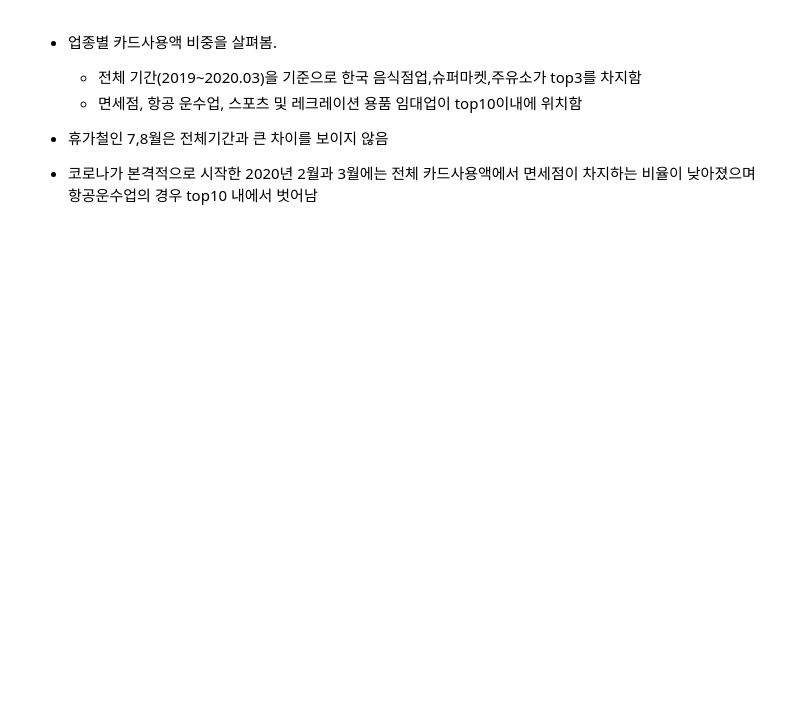
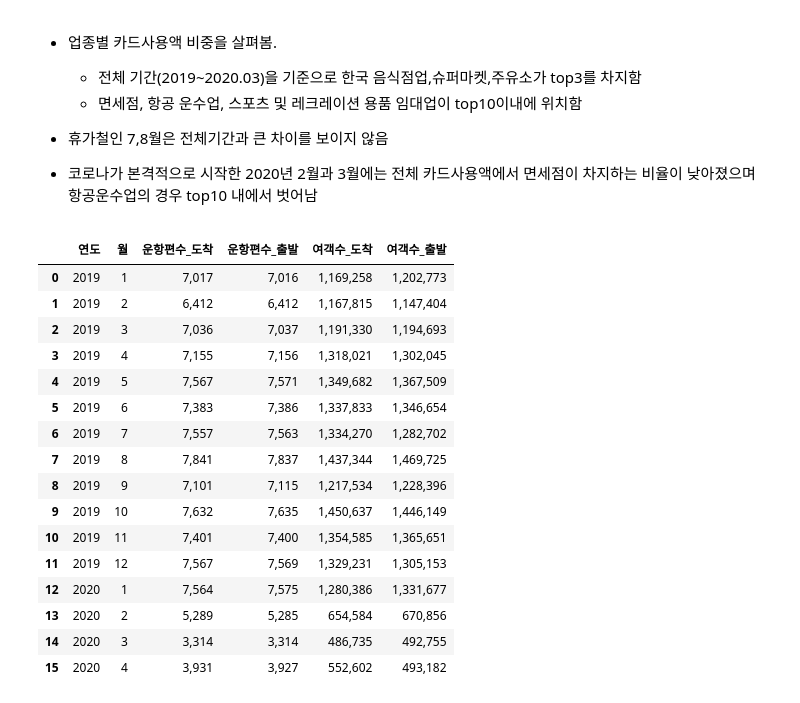
Before and after one commit to bill7845/colab_repo, a Jupyter notebook: dacon_제주카드사용량예측/NOTE_3.ipynb, the cells around one changed output. Cells and saved outputs as stored; diff of their text form; code cells hidden in the pictures; blank space fills up the shorter version.

Commit message:
Colaboratory를 통해 생성됨

```diff
--- a/dacon_제주카드사용량예측/NOTE_3.ipynb
+++ b/dacon_제주카드사용량예측/NOTE_3.ipynb
@@ -359,0 +385,24 @@ Name: AMT, dtype: float64
+# %%
+## 제주 공항 데이터
+airport_data = pd.read_csv('/content/drive/My Drive/Colab code/dacon_카드사용액 예측/data/jeju_airport.csv',encoding='euc-kr',nrows=16)
+airport_data = airport_data.loc[:,:"여객수_출발"]
+# %%
+airport_data
+# %% [output]
+|  | 연도 | 월 | 운항편수_도착 | 운항편수_출발 | 여객수_도착 | 여객수_출발 |
+| 0 | 2019 | 1 | 7,017 | 7,016 | 1,169,258 | 1,202,773 |
+| 1 | 2019 | 2 | 6,412 | 6,412 | 1,167,815 | 1,147,404 |
+| 2 | 2019 | 3 | 7,036 | 7,037 | 1,191,330 | 1,194,693 |
+| 3 | 2019 | 4 | 7,155 | 7,156 | 1,318,021 | 1,302,045 |
+| 4 | 2019 | 5 | 7,567 | 7,571 | 1,349,682 | 1,367,509 |
+| 5 | 2019 | 6 | 7,383 | 7,386 | 1,337,833 | 1,346,654 |
+| 6 | 2019 | 7 | 7,557 | 7,563 | 1,334,270 | 1,282,702 |
+| 7 | 2019 | 8 | 7,841 | 7,837 | 1,437,344 | 1,469,725 |
+| 8 | 2019 | 9 | 7,101 | 7,115 | 1,217,534 | 1,228,396 |
+| 9 | 2019 | 10 | 7,632 | 7,635 | 1,450,637 | 1,446,149 |
+| 10 | 2019 | 11 | 7,401 | 7,400 | 1,354,585 | 1,365,651 |
+| 11 | 2019 | 12 | 7,567 | 7,569 | 1,329,231 | 1,305,153 |
+| 12 | 2020 | 1 | 7,564 | 7,575 | 1,280,386 | 1,331,677 |
+| 13 | 2020 | 2 | 5,289 | 5,285 | 654,584 | 670,856 |
+| 14 | 2020 | 3 | 3,314 | 3,314 | 486,735 | 492,755 |
+| 15 | 2020 | 4 | 3,931 | 3,927 | 552,602 | 493,182 |
```
Also changed, not shown: parts of 5 cells of this notebook.
